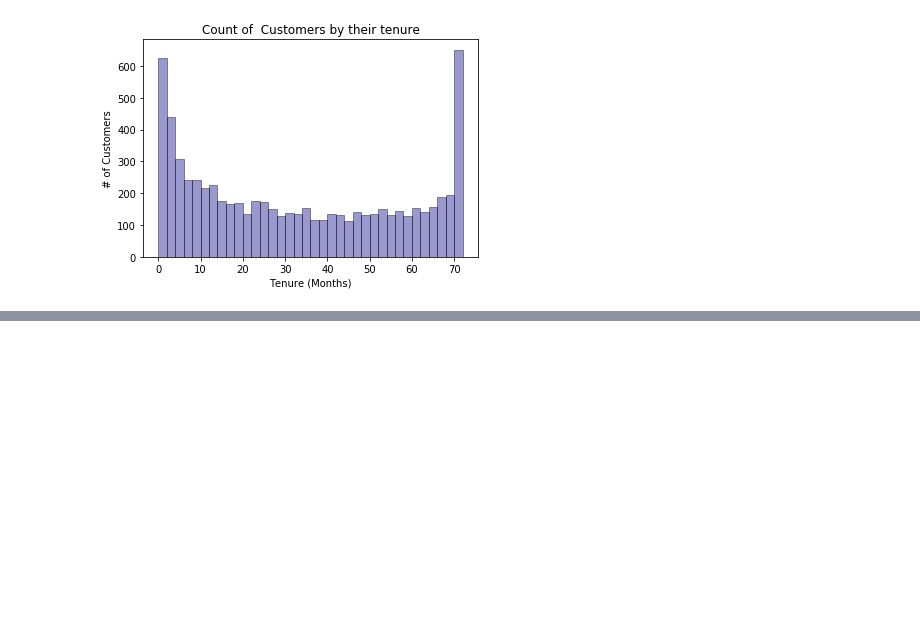
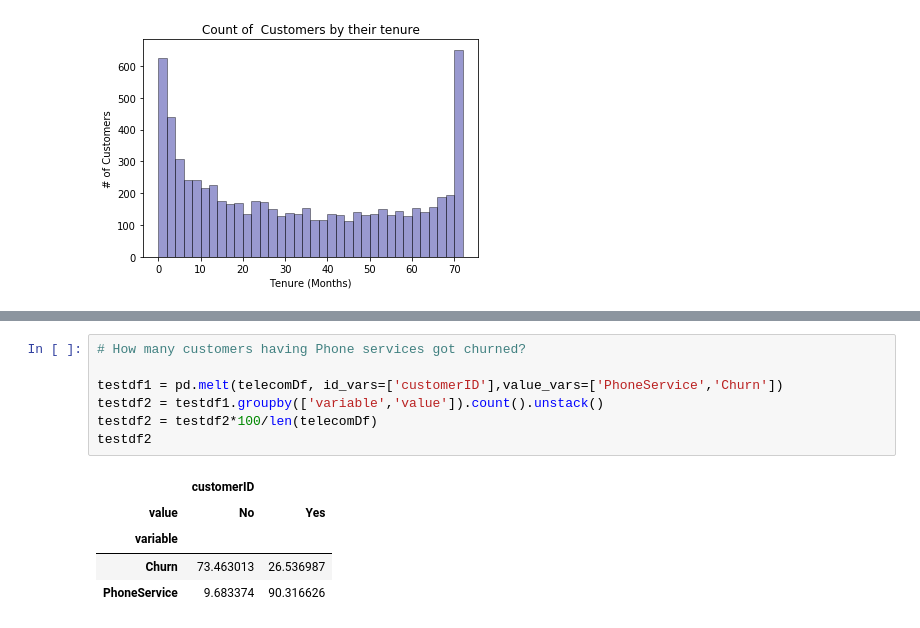
Before and after one commit to sudhanshu746/DataScience, a Jupyter notebook: Telecom_Churn_Prediction/Kaggle Kernel_EDA-Telecom Churn Prediction.ipynb, the cells around one changed output, grey strips where cells are left out. Cells and saved outputs as stored; diff of their text form; blank space fills up the shorter version.

```diff
--- a/Telecom_Churn_Prediction/Kaggle Kernel_EDA-Telecom Churn Prediction.ipynb
+++ b/Telecom_Churn_Prediction/Kaggle Kernel_EDA-Telecom Churn Prediction.ipynb
@@ -180,0 +192,13 @@ telecomDf[["InternetService","OnlineSecurity","Churn"]].head(20)
+# %%
+# How many customers having Phone services got churned?
+
+testdf1 = pd.melt(telecomDf, id_vars=['customerID'],value_vars=['PhoneService','Churn'])
+testdf2 = testdf1.groupby(['variable','value']).count().unstack()
+testdf2 = testdf2*100/len(telecomDf)
+testdf2
+# %% [output]
+|  | customerID |  |
+| value | No | Yes |
+| variable |  |  |
+| Churn | 73.463013 | 26.536987 |
+| PhoneService | 9.683374 | 90.316626 |
```
Also changed, not shown: parts of 5 cells of this notebook.
